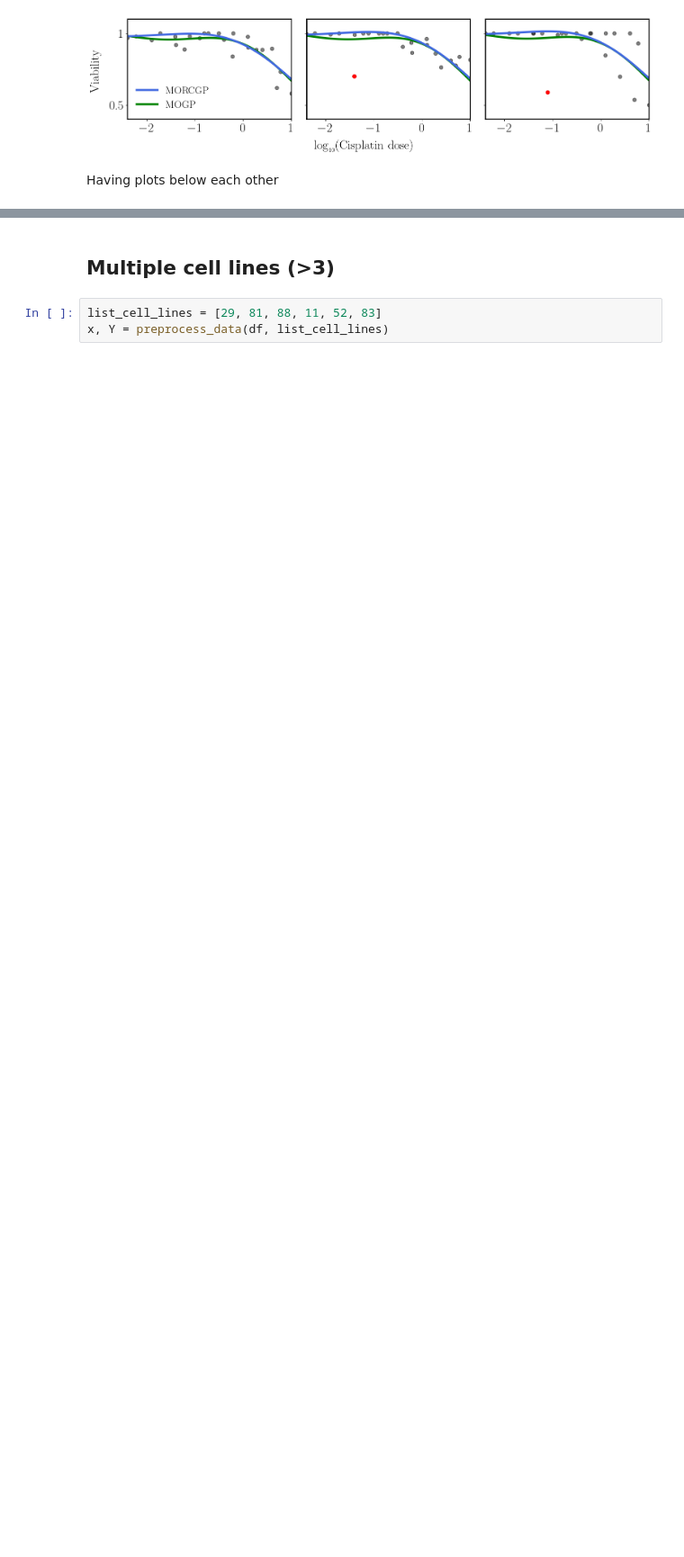
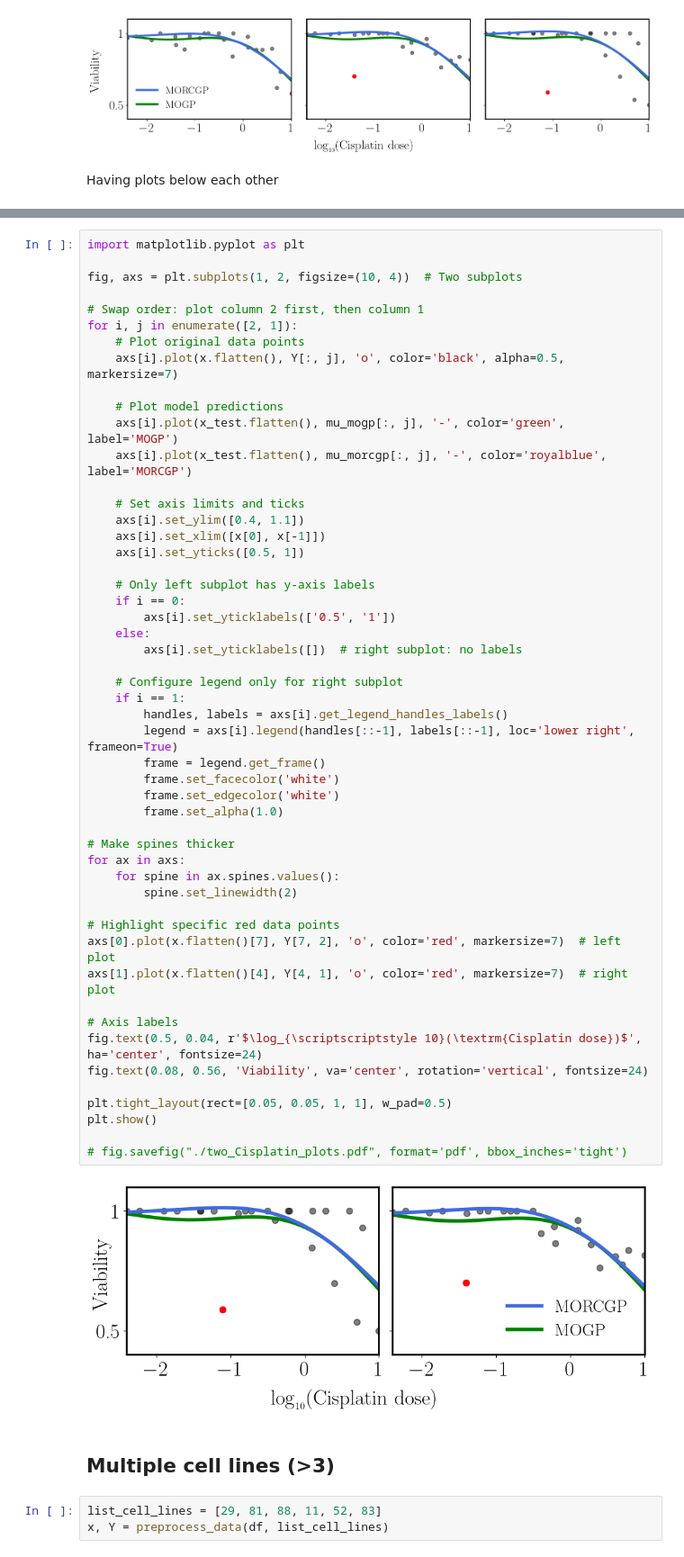
Before and after one commit to joshuarooijakkers/robust_conjugate_MOGP, a Jupyter notebook: experiments/cisplatin/cisplatin_MOGP.ipynb, the cells around one changed output, grey strips where cells are left out. Shown at 90% size. Saved outputs shown, nothing was run; the diff lists cells and outputs as text; blank space fills up the shorter version.

```diff
--- a/experiments/cisplatin/cisplatin_MOGP.ipynb
+++ b/experiments/cisplatin/cisplatin_MOGP.ipynb
@@ -406,3 +408,56 @@ fig.savefig("./cisplatin_MOGP_down.pdf", format='pdf', bbox_inches='tight')
+# %%
+import matplotlib.pyplot as plt
+
+fig, axs = plt.subplots(1, 2, figsize=(10, 4))  # Two subplots
+
+# Swap order: plot column 2 first, then column 1
+for i, j in enumerate([2, 1]):
+    # Plot original data points
+    axs[i].plot(x.flatten(), Y[:, j], 'o', color='black', alpha=0.5, markersize=7)
+
+    # Plot model predictions
+    axs[i].plot(x_test.flatten(), mu_mogp[:, j], '-', color='green', label='MOGP')
+    axs[i].plot(x_test.flatten(), mu_morcgp[:, j], '-', color='royalblue', label='MORCGP')
+
+    # Set axis limits and ticks
+    axs[i].set_ylim([0.4, 1.1])
+    axs[i].set_xlim([x[0], x[-1]])
+    axs[i].set_yticks([0.5, 1])
+
+    # Only left subplot has y-axis labels
+    if i == 0:
+        axs[i].set_yticklabels(['0.5', '1'])
+    else:
+        axs[i].set_yticklabels([])  # right subplot: no labels
+
+    # Configure legend only for right subplot
+    if i == 1:
+        handles, labels = axs[i].get_legend_handles_labels()
+        legend = axs[i].legend(handles[::-1], labels[::-1], loc='lower right', frameon=True)
+        frame = legend.get_frame()
+        frame.set_facecolor('white')
+        frame.set_edgecolor('white')
+        frame.set_alpha(1.0)
+
+# Make spines thicker
+for ax in axs:
+    for spine in ax.spines.values():
+        spine.set_linewidth(2)
+
+# Highlight specific red data points
+axs[0].plot(x.flatten()[7], Y[7, 2], 'o', color='red', markersize=7)  # left plot
+axs[1].plot(x.flatten()[4], Y[4, 1], 'o', color='red', markersize=7)  # right plot
+
+# Axis labels
+fig.text(0.5, 0.04, r'$\log_{\scriptscriptstyle 10}(\textrm{Cisplatin dose})$', ha='center', fontsize=24)
+fig.text(0.08, 0.56, 'Viability', va='center', rotation='vertical', fontsize=24)
+
+plt.tight_layout(rect=[0.05, 0.05, 1, 1], w_pad=0.5)
+plt.show()
+
+# fig.savefig("./two_Cisplatin_plots.pdf", format='pdf', bbox_inches='tight')
+# %% [output]
+[figure, added]
 # %% [markdown]
 ## Multiple cell lines (>3)
 # %%
```
Also changed, not shown: parts of 2 cells of this notebook, 7 other files.
